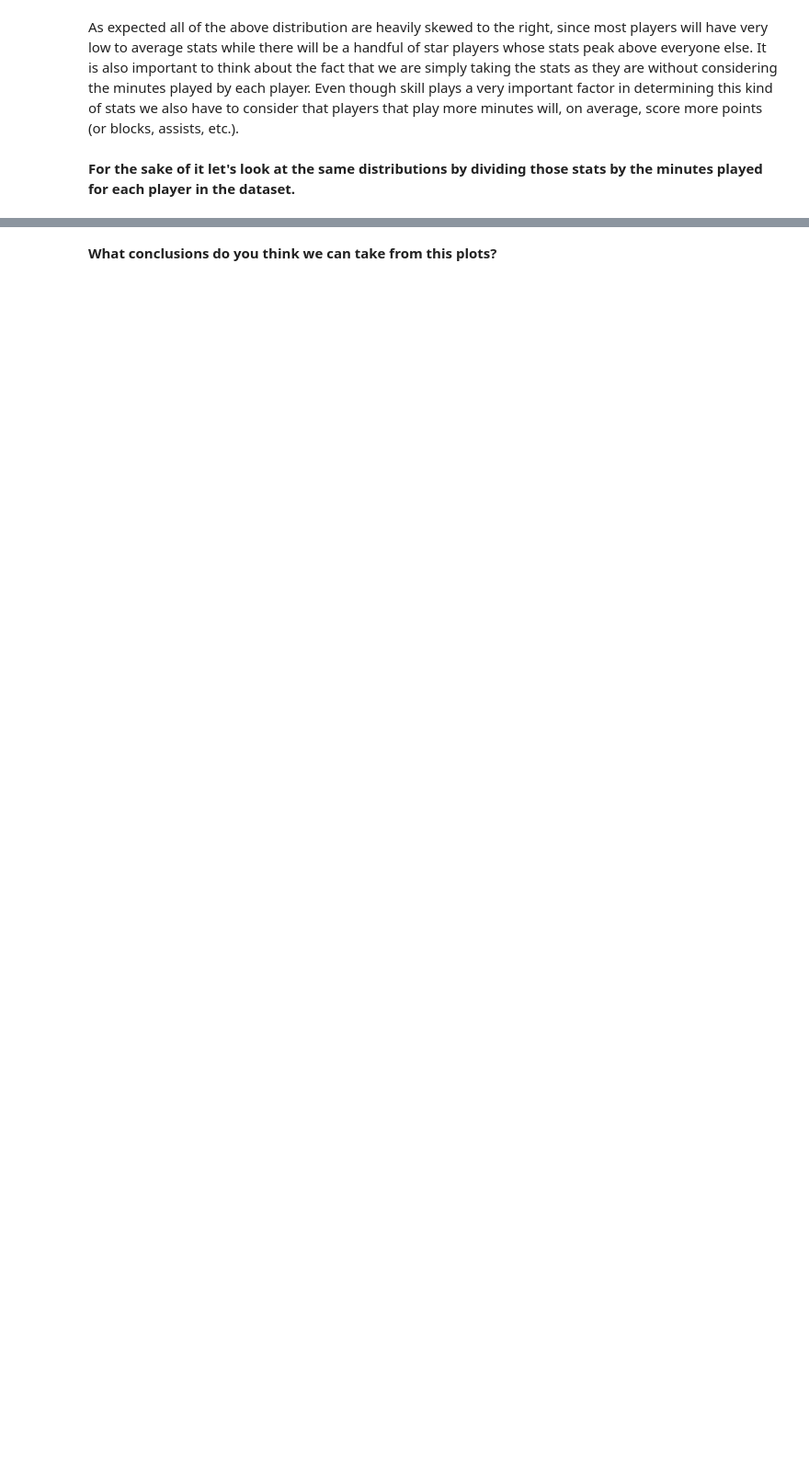
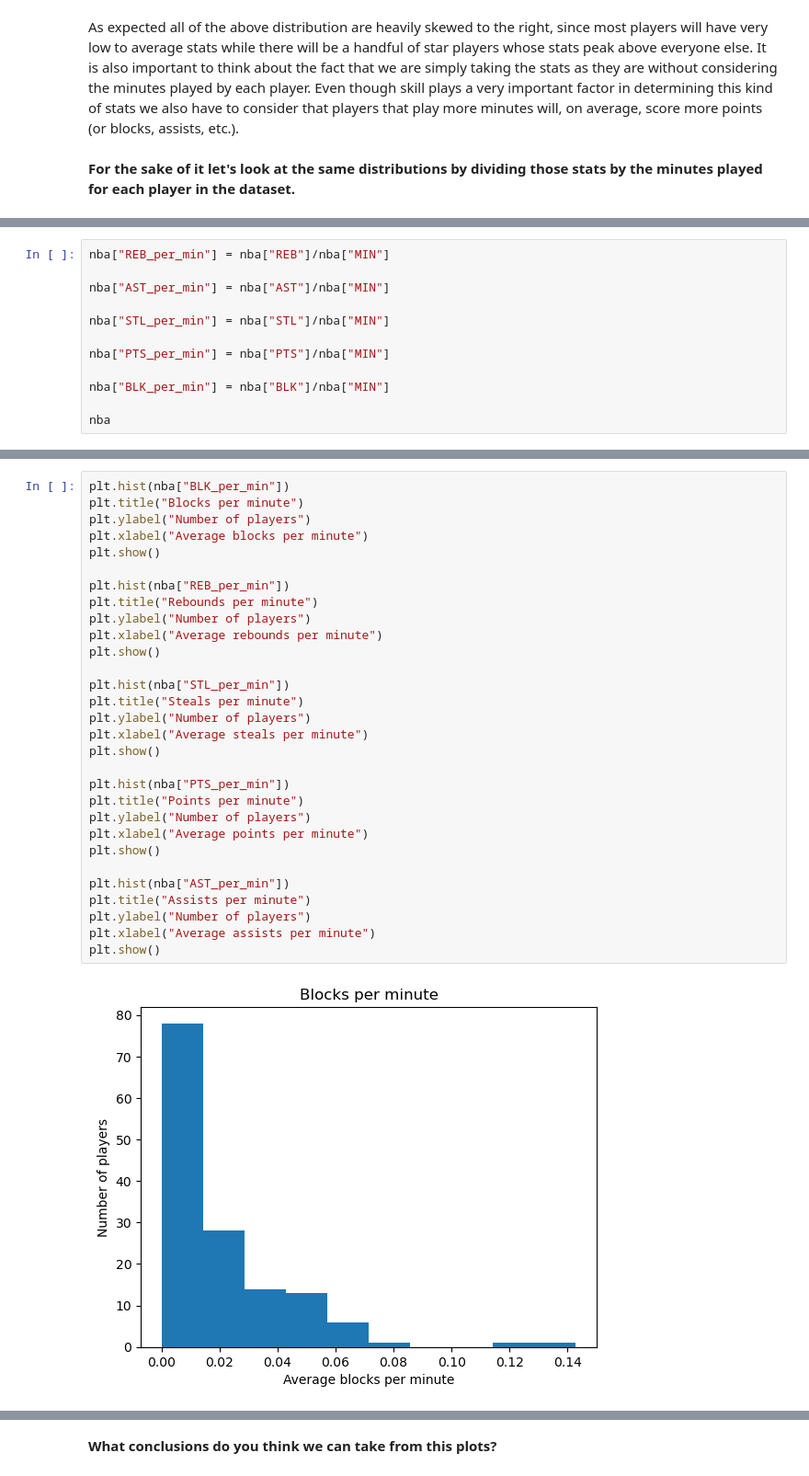
Before and after one commit to ta-data-lis/M2-mini-project2, a Jupyter notebook: your-code/2.-Exploratory-Data-Analysis.ipynb, the cells around one changed output, grey strips where cells are left out. Shown at 92% size. Drawn from its saved outputs; the diff is of its cells as text; blank space fills up the shorter version.

```diff
--- a/your-code/2.-Exploratory-Data-Analysis.ipynb
+++ b/your-code/2.-Exploratory-Data-Analysis.ipynb
@@ -62,0 +189,12 @@ As expected all of the above distribution are heavily skewed to the right, since
+# %%
+nba["REB_per_min"] = nba["REB"]/nba["MIN"]
+
+nba["AST_per_min"] = nba["AST"]/nba["MIN"]
+
+nba["STL_per_min"] = nba["STL"]/nba["MIN"]
+
+nba["PTS_per_min"] = nba["PTS"]/nba["MIN"]
+
+nba["BLK_per_min"] = nba["BLK"]/nba["MIN"]
+
+nba
@@ -62,0 +215,32 @@ As expected all of the above distribution are heavily skewed to the right, since
+# %%
+plt.hist(nba["BLK_per_min"])
+plt.title("Blocks per minute")
+plt.ylabel("Number of players")
+plt.xlabel("Average blocks per minute")
+plt.show()
+
+plt.hist(nba["REB_per_min"])
+plt.title("Rebounds per minute")
+plt.ylabel("Number of players")
+plt.xlabel("Average rebounds per minute")
+plt.show()
+
+plt.hist(nba["STL_per_min"])
+plt.title("Steals per minute")
+plt.ylabel("Number of players")
+plt.xlabel("Average steals per minute")
+plt.show()
+
+plt.hist(nba["PTS_per_min"])
+plt.title("Points per minute")
+plt.ylabel("Number of players")
+plt.xlabel("Average points per minute")
+plt.show()
+
+plt.hist(nba["AST_per_min"])
+plt.title("Assists per minute")
+plt.ylabel("Number of players")
+plt.xlabel("Average assists per minute")
+plt.show()
+# %% [output]
+[figure, added]
```
Also changed, not shown: parts of 28 cells of this notebook, 7 other files.
